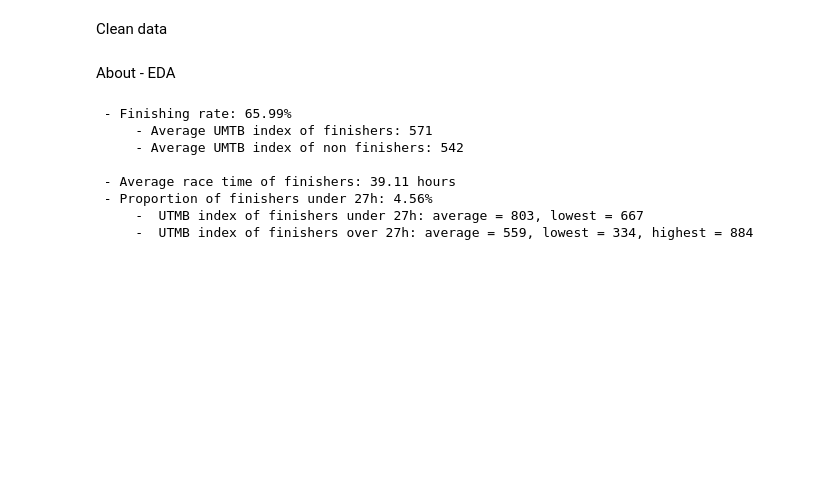
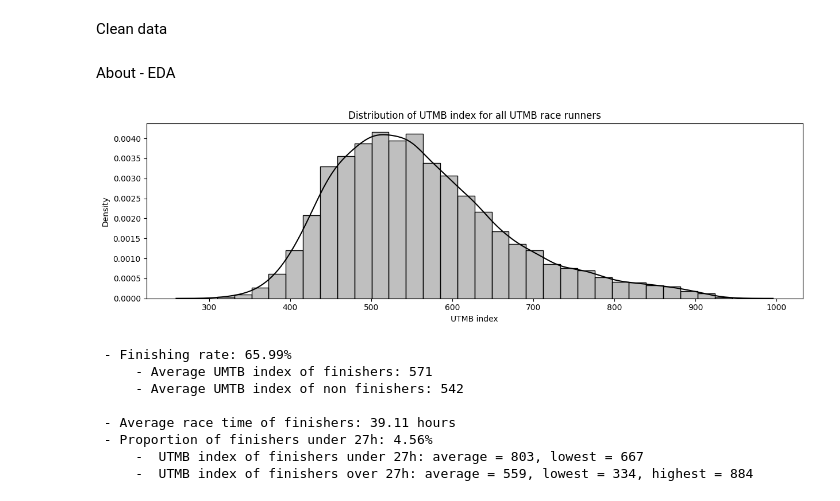
Before and after one commit to 1312Bravo/Path-To-UTMB, a Jupyter notebook: utmb_under_27h/structured_research.ipynb, the cells around one changed output. Cells and saved outputs as stored; diff of their text form; code cells hidden in the pictures; blank space fills up the shorter version.

```diff
--- a/utmb_under_27h/structured_research.ipynb
+++ b/utmb_under_27h/structured_research.ipynb
@@ -113,6 +113,27 @@ df_full = df.copy()
 df_finisher = df.query("runner_is_finisher == True").reset_index(drop=True).copy()
 # %% [markdown]
 About - EDA
+# %%
+# Plots - UTMB index distribution
+fig, ax = plt.subplots(1, 1, figsize=(12.5, 4))
+ax.set_title("Distribution of UTMB index for all UTMB race runners")
+
+sns.kdeplot(
+    df_full["runner_overall_index"],
+    color="black",  ax=ax
+)
+sns.histplot(
+    df_full["runner_overall_index"],
+    color="grey", ax=ax, bins=30, stat="density", alpha=0.5
+)
+
+ax.set_xlabel("UTMB index")
+ax.set_ylabel("Density")
+
+plt.tight_layout()
+plt.show()
+# %% [output]
+[figure, added]
 # %%
 # Printouts
 
```
